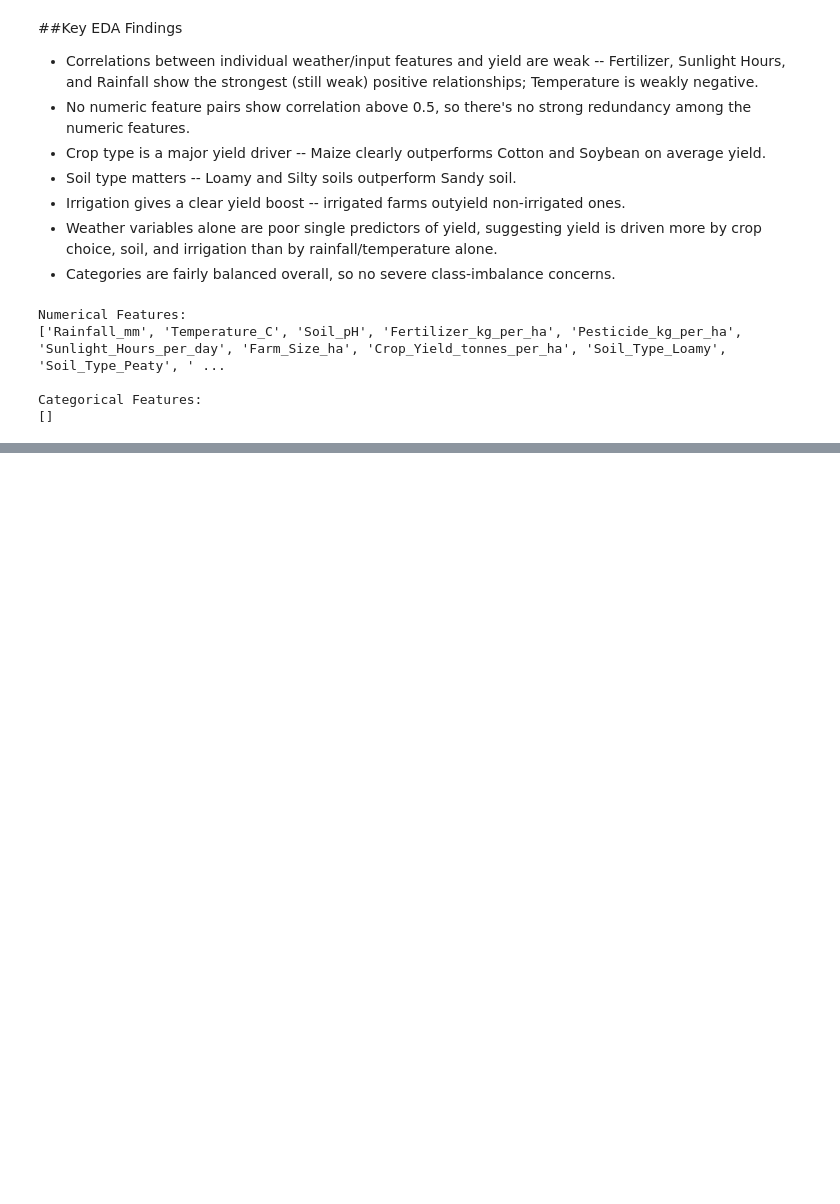
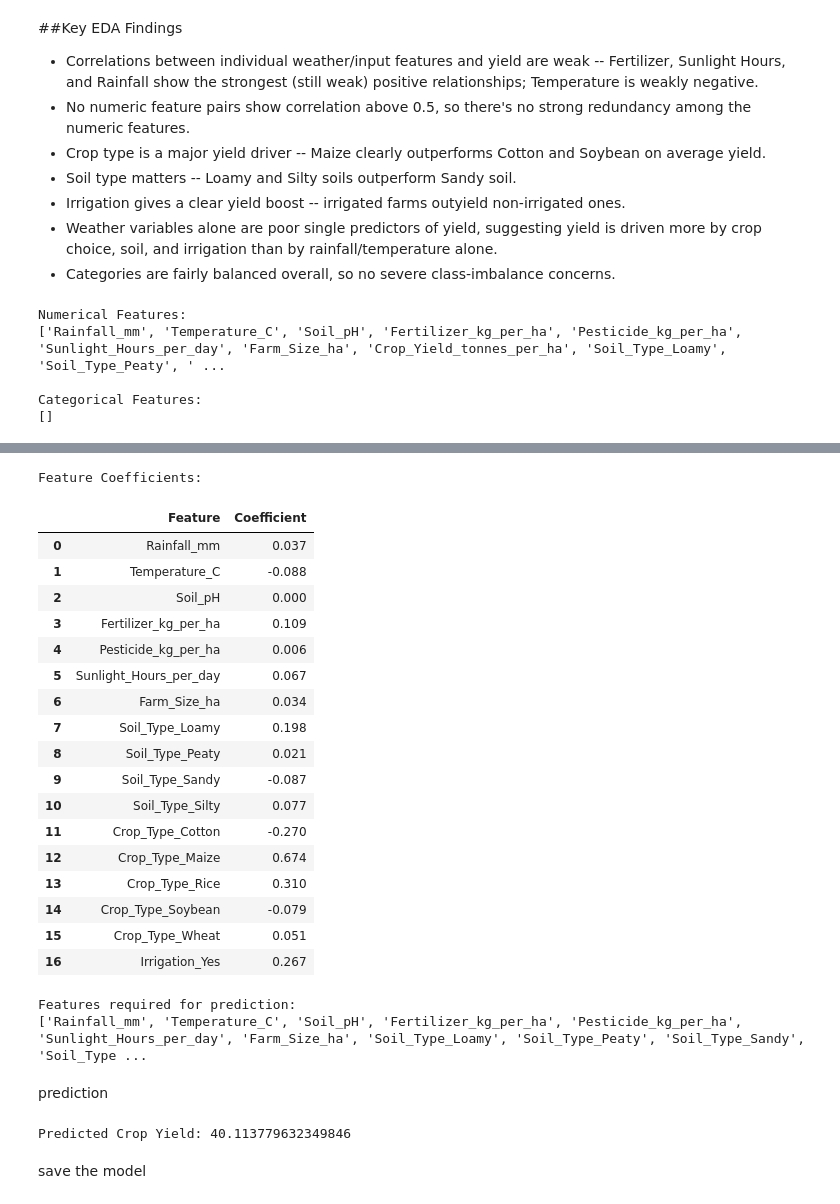
Before and after one commit to AaronShenny/crop_yield_predication, a Jupyter notebook: app.ipynb, the cells around one changed output, grey strips where cells are left out. Saved outputs shown, nothing was run; the diff lists cells and outputs as text; code cells hidden in the pictures; blank space fills up the shorter version.

```diff
--- a/app.ipynb
+++ b/app.ipynb
@@ -628,0 +991,36 @@ df_scaled[numerical_features] = scaler.fit_transform(
+# %%
+print("Feature Coefficients:")
+
+feature_coefficients = pd.DataFrame({
+    "Feature": X.columns,
+    "Coefficient": model.coef_
+})
+
+display(feature_coefficients)
+# %% [output]
+Feature Coefficients:
+|  | Feature | Coefficient |
+| 0 | Rainfall_mm | 0.037 |
+| 1 | Temperature_C | -0.088 |
+| 2 | Soil_pH | 0.000 |
+| 3 | Fertilizer_kg_per_ha | 0.109 |
+| 4 | Pesticide_kg_per_ha | 0.006 |
+| 5 | Sunlight_Hours_per_day | 0.067 |
+| 6 | Farm_Size_ha | 0.034 |
+| 7 | Soil_Type_Loamy | 0.198 |
+| 8 | Soil_Type_Peaty | 0.021 |
+| 9 | Soil_Type_Sandy | -0.087 |
+| 10 | Soil_Type_Silty | 0.077 |
+| 11 | Crop_Type_Cotton | -0.270 |
+| 12 | Crop_Type_Maize | 0.674 |
+| 13 | Crop_Type_Rice | 0.310 |
+| 14 | Crop_Type_Soybean | -0.079 |
+| 15 | Crop_Type_Wheat | 0.051 |
+| 16 | Irrigation_Yes | 0.267 |
+# %%
+print("Features required for prediction:")
+
+print(X.columns.tolist())
+# %% [output]
+Features required for prediction:
+['Rainfall_mm', 'Temperature_C', 'Soil_pH', 'Fertilizer_kg_per_ha', 'Pesticide_kg_per_ha', 'Sunlight_Hours_per_day', 'Farm_Size_ha', 'Soil_Type_Loamy', 'Soil_Type_Peaty', 'Soil_Type_Sandy', 'Soil_Type ...
@@ -628,0 +1047,10 @@ df_scaled[numerical_features] = scaler.fit_transform(
+# %% [markdown]
+prediction
+# %%
+predicted_yield = model.predict(new_data)
+
+print("Predicted Crop Yield:", predicted_yield[0])
+# %% [output]
+Predicted Crop Yield: 40.113779632349846
+# %% [markdown]
+save the model
```
Also changed, not shown: parts of 36 cells of this notebook, 1 other file.
